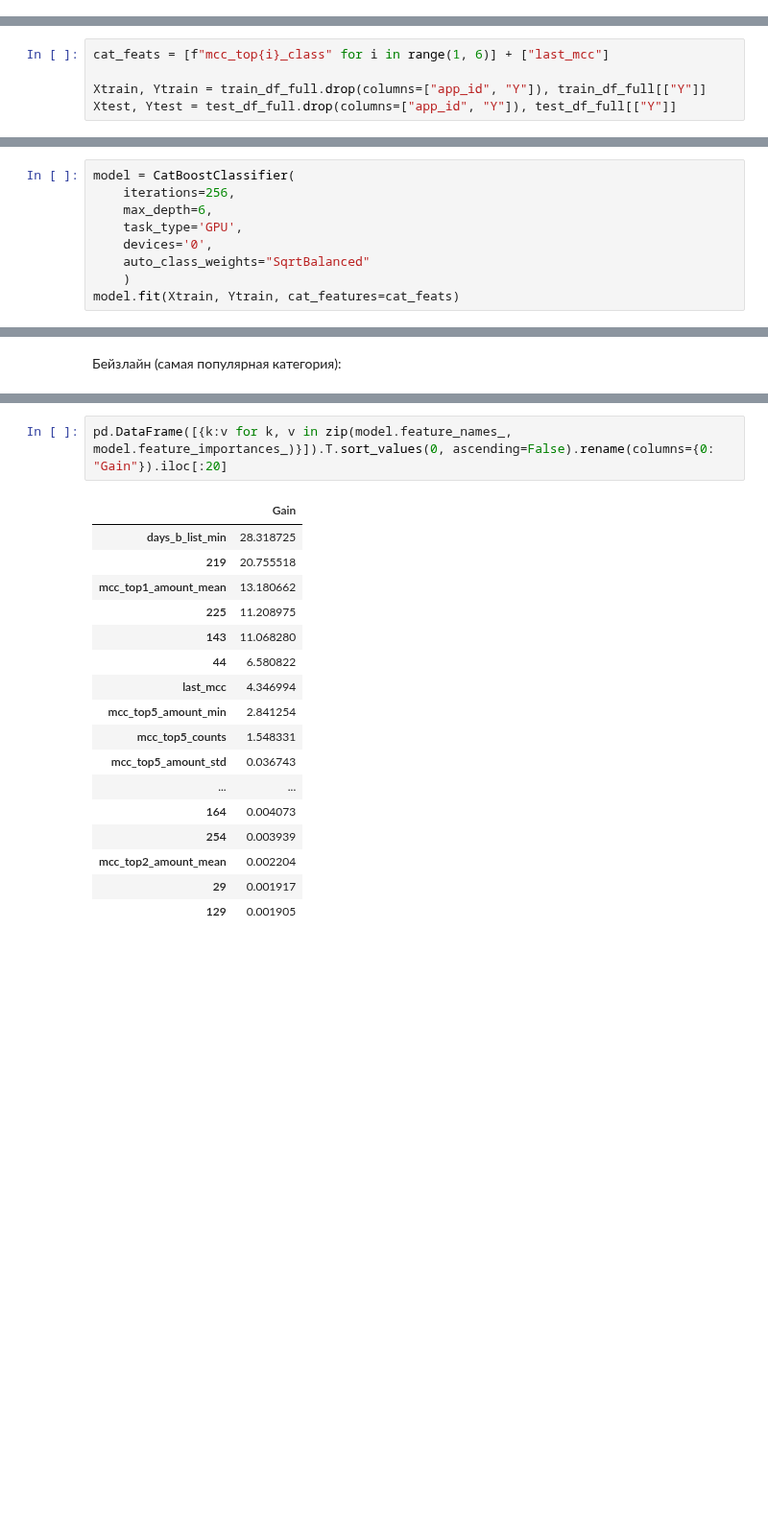
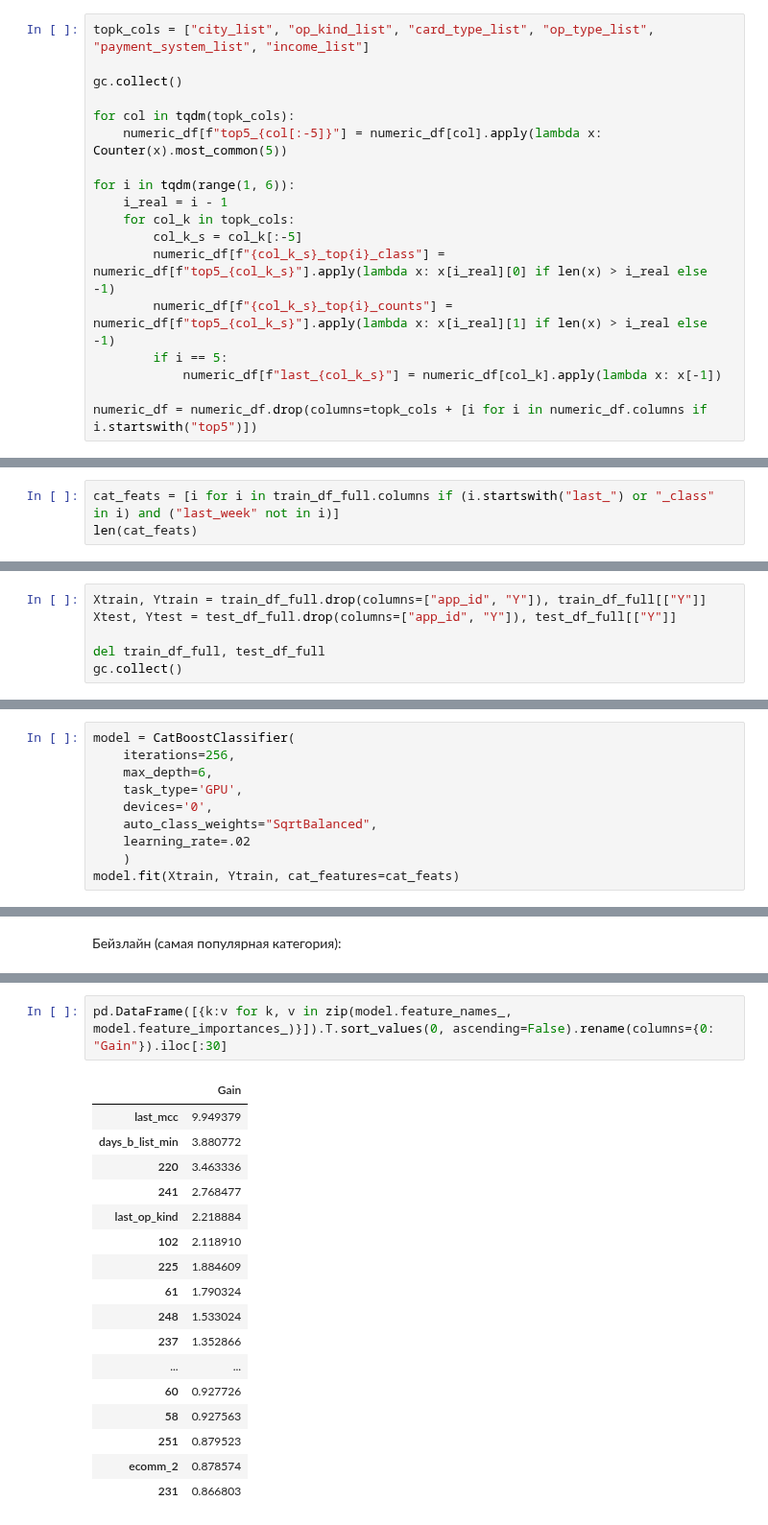
Before and after one commit to gblssroman/vtb-test-tasks, a Jupyter notebook: task3_recsys/recsys_task3_final_fitting_step3.ipynb, the cells around one changed output, grey strips where cells are left out. Shown at 96% size. Saved outputs shown, nothing was run; the diff lists cells and outputs as text; blank space fills up the shorter version.

```diff
--- a/task3_recsys/recsys_task3_final_fitting_step3.ipynb
+++ b/task3_recsys/recsys_task3_final_fitting_step3.ipynb
@@ -49,0 +54,18 @@ numeric_df = numeric_df.drop(columns=["amnt_list_temp", "mcc_cat_list", "amnt_li
+# %%
+topk_cols = ["city_list", "op_kind_list", "card_type_list", "op_type_list", "payment_system_list", "income_list"]
+
+gc.collect()
+
+for col in tqdm(topk_cols):
+    numeric_df[f"top5_{col[:-5]}"] = numeric_df[col].apply(lambda x: Counter(x).most_common(5))
+
+for i in tqdm(range(1, 6)):
+    i_real = i - 1
+    for col_k in topk_cols:
+        col_k_s = col_k[:-5]
+        numeric_df[f"{col_k_s}_top{i}_class"] = numeric_df[f"top5_{col_k_s}"].apply(lambda x: x[i_real][0] if len(x) > i_real else -1)
+        numeric_df[f"{col_k_s}_top{i}_counts"] = numeric_df[f"top5_{col_k_s}"].apply(lambda x: x[i_real][1] if len(x) > i_real else -1)
+        if i == 5:
+            numeric_df[f"last_{col_k_s}"] = numeric_df[col_k].apply(lambda x: x[-1])
+
+numeric_df = numeric_df.drop(columns=topk_cols + [i for i in numeric_df.columns if i.startswith("top5")])
@@ -70,3 +108,6 @@ train_df_full.shape[0] + test_df_full.shape[0]
 963800
 # %% [markdown]
 Имеем немало категориальных переменных, откуда проще будет использовать Catboost:
+# %%
+cat_feats = [i for i in train_df_full.columns if (i.startswith("last_") or "_class" in i) and ("last_week" not in i)]
+len(cat_feats)
@@ -73,5 +116,6 @@ train_df_full.shape[0] + test_df_full.shape[0]
 # %%
-cat_feats = [f"mcc_top{i}_class" for i in range(1, 6)] + ["last_mcc"]
-
 Xtrain, Ytrain = train_df_full.drop(columns=["app_id", "Y"]), train_df_full[["Y"]]
 Xtest, Ytest = test_df_full.drop(columns=["app_id", "Y"]), test_df_full[["Y"]]
+
+del train_df_full, test_df_full
+gc.collect()
@@ -81,7 +127,8 @@ model = CatBoostClassifier(
     max_depth=6,
     task_type='GPU',
     devices='0',
-    auto_class_weights="SqrtBalanced"
+    auto_class_weights="SqrtBalanced",
+    learning_rate=.02
     )
 model.fit(Xtrain, Ytrain, cat_features=cat_feats)
 # %% [output]
@@ -146,22 +216,22 @@ F1 Macro: 0.019742225311437114
 
 Посмотрим на Feature importance:
 # %%
-pd.DataFrame([{k:v for k, v in zip(model.feature_names_, model.feature_importances_)}]).T.sort_values(0, ascending=False).rename(columns={0: "Gain"}).iloc[:20]
+pd.DataFrame([{k:v for k, v in zip(model.feature_names_, model.feature_importances_)}]).T.sort_values(0, ascending=False).rename(columns={0: "Gain"}).iloc[:30]
 # %% [output]
 |  | Gain |
-| days_b_list_min | 28.318725 |
-| 219 | 20.755518 |
-| mcc_top1_amount_mean | 13.180662 |
-| 225 | 11.208975 |
-| 143 | 11.068280 |
-| 44 | 6.580822 |
-| last_mcc | 4.346994 |
-| mcc_top5_amount_min | 2.841254 |
-| mcc_top5_counts | 1.548331 |
-| mcc_top5_amount_std | 0.036743 |
+| last_mcc | 9.949379 |
+| days_b_list_min | 3.880772 |
+| 220 | 3.463336 |
+| 241 | 2.768477 |
+| last_op_kind | 2.218884 |
+| 102 | 2.118910 |
+| 225 | 1.884609 |
+| 61 | 1.790324 |
+| 248 | 1.533024 |
+| 237 | 1.352866 |
 | ... | ... |
-| 164 | 0.004073 |
-| 254 | 0.003939 |
-| mcc_top2_amount_mean | 0.002204 |
-| 29 | 0.001917 |
-| 129 | 0.001905 |
+| 60 | 0.927726 |
+| 58 | 0.927563 |
+| 251 | 0.879523 |
+| ecomm_2 | 0.878574 |
+| 231 | 0.866803 |
```
Also changed, not shown: parts of 14 cells of this notebook, 2 other files.
